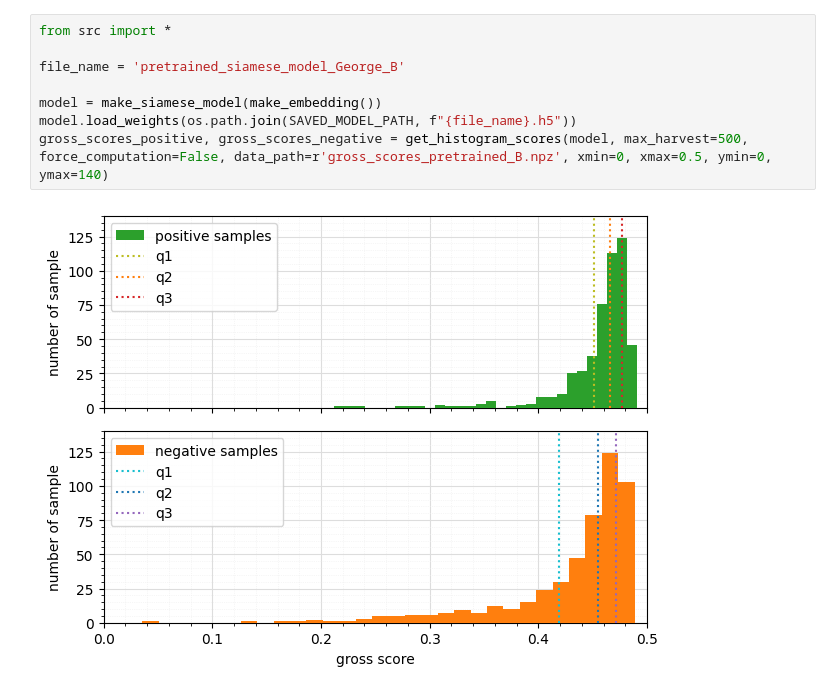
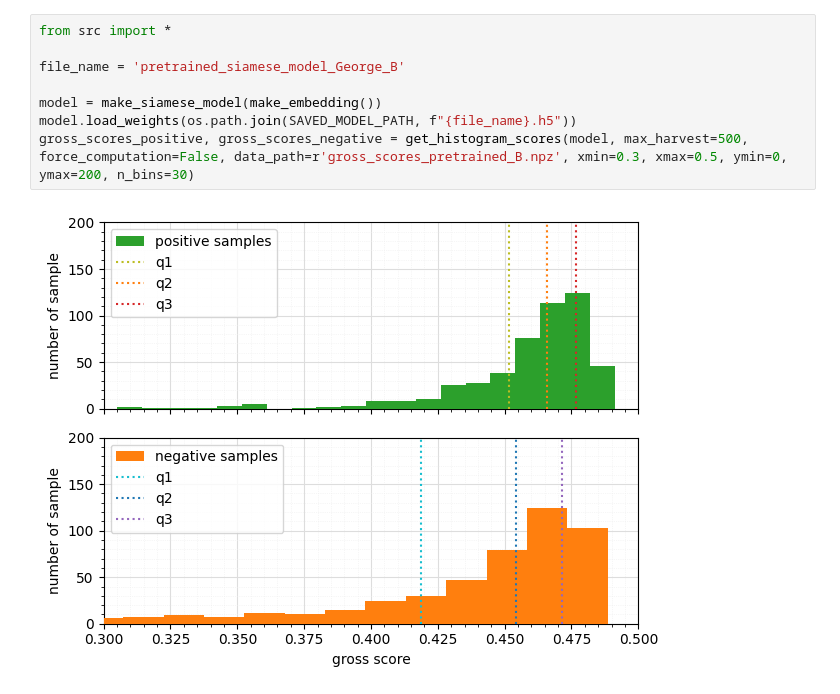
Before and after one commit to xafras/RFTL2, a Jupyter notebook: g.ipynb, the cells around one changed output. Drawn from its saved outputs; the diff is of its cells as text.

```diff
--- a/g.ipynb
+++ b/g.ipynb
@@ -11,10 +31,10 @@ gross_scores_positive, gross_scores_negative = get_histogram_scores(model, max_h
 # %%
 from src import *
 
 file_name = 'pretrained_siamese_model_George_B'
 
 model = make_siamese_model(make_embedding())
 model.load_weights(os.path.join(SAVED_MODEL_PATH, f"{file_name}.h5"))
-gross_scores_positive, gross_scores_negative = get_histogram_scores(model, max_harvest=500, force_computation=False, data_path=r'gross_scores_pretrained_B.npz', xmin=0, xmax=0.5, ymin=0, ymax=140)
+gross_scores_positive, gross_scores_negative = get_histogram_scores(model, max_harvest=500, force_computation=False, data_path=r'gross_scores_pretrained_B.npz', xmin=0.3, xmax=0.5, ymin=0, ymax=200, n_bins=30)
 # %% [output]
-[figure, old version]
+[figure, new version]
```
Also changed, not shown: parts of 5 cells of this notebook, 6 other files.
